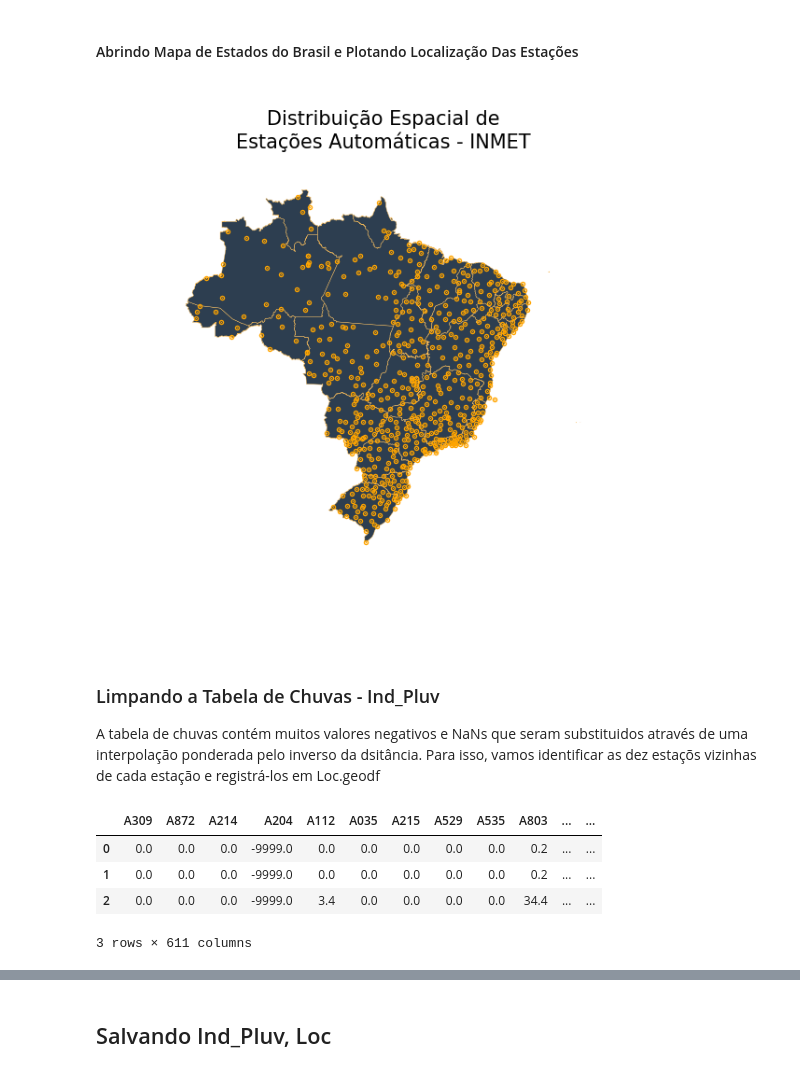
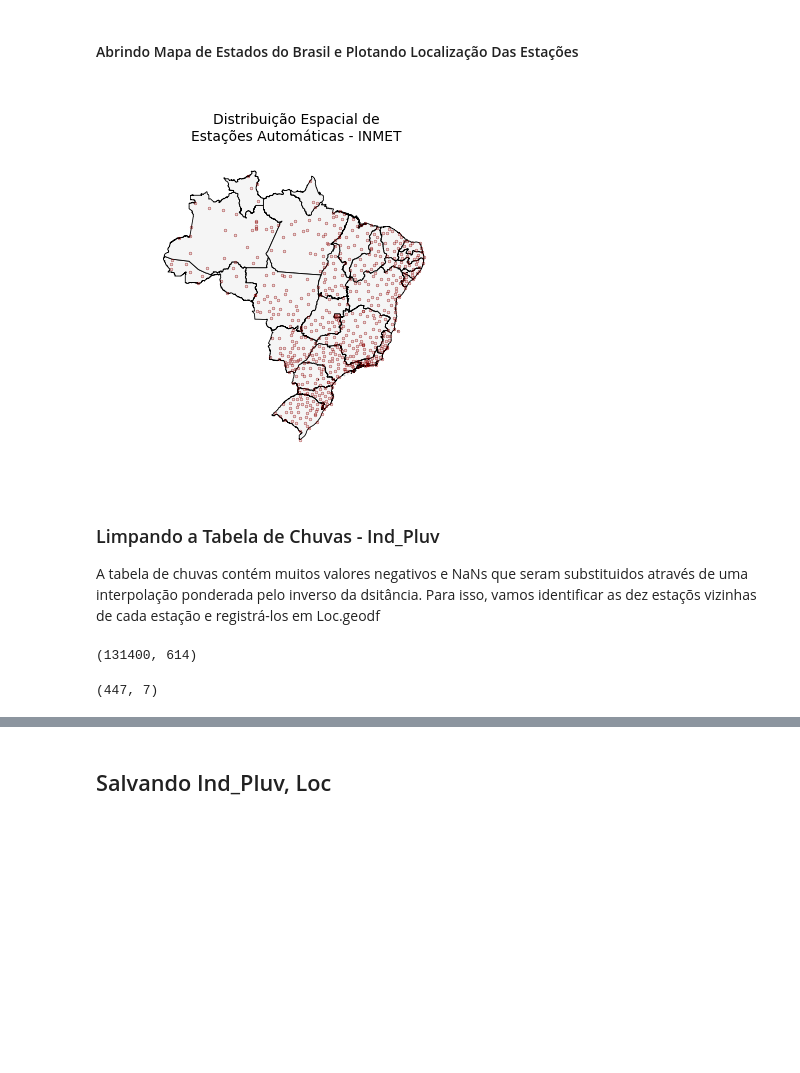
Before and after one commit to matos-pedro/POD_Chuvas_BR, a Jupyter notebook: POD_Parte-1.ipynb, the cells around one changed output, grey strips where cells are left out. Cells and saved outputs as stored; diff of their text form; code cells hidden in the pictures; blank space fills up the shorter version.

```diff
--- a/POD_Parte-1.ipynb
+++ b/POD_Parte-1.ipynb
@@ -13,18 +18,21 @@ As saídas do código abaixo serão
 - Ind_Pluv.dataframe, que condensará o índice pluviométrico por estação (coluna) para os dez anos (linha)
 - Loc.geodataframe, que conterá a localização das estações para que possamos, no futuro, correlacionar dado de chuva com posição e interpolar dados faltantes
 # %%
-Arq2 = os.listdir('./Data_2013_2022/')
+Arq2 = os.listdir('./Data_2008_2023/')
 Ind_Pluv = pd.DataFrame()
 
+
 code = [] ; lat = [] ; long = []; cidade = []; uf = []; altitude = []
+n_dados = []
 for folder in Arq2:
     try:
-        Arq = os.listdir('./Data_2013_2022/'+folder)
+        Arq = os.listdir('./Data_2008_2023/'+folder)
+        print(Arq)
         Aux = pd.DataFrame()
 
         code2 = []
         for file in Arq:
-            _ = pd.read_csv('./Data_2013_2022/'+folder+'/'+file,sep=';',encoding="ISO-8859-1",nrows=6)
+            _ = pd.read_csv('./Data_2008_2023/'+folder+'/'+file,sep=';',encoding="ISO-8859-1",nrows=6)
             cidade.append(_.iloc[1,1])
             uf.append(_.iloc[0,1])
             code.append(_.iloc[2,1])
@@ -35,9 +43,15 @@ for folder in Arq2:
             code2.append(_.iloc[2,1])
 
         for i,file in enumerate(Arq):
-            _ = pd.read_csv('./Data_2013_2022/'+folder+'/'+file,sep=';',encoding="ISO-8859-1",skiprows=8,decimal=',')
-            Aux[code2[i]] = _['PRECIPITAÇÃO TOTAL, HORÁRIO (mm)']
+            _ = pd.read_csv('./Data_2008_2023/'+folder+'/'+file,sep=';',encoding="ISO-8859-1",skiprows=8,decimal=',')
+            n_dados.append( len(_) )
+            if len(_) > 8700:
 
+                aux = _['PRECIPITAÇÃO TOTAL, HORÁRIO (mm)']
+                if len(_) == 8784:
+                    aux = aux.drop(  list(range(744, 768))  )
+
+                Aux[code2[i]] = aux
 
         Ind_Pluv = pd.concat([Ind_Pluv,Aux])
 
@@ -92,26 +125,43 @@ Loc.head(3)
 #### Abrindo Mapa de Estados do Brasil e Plotando Localização Das Estações
 # %%
 UF = gpd.read_file('./2022/BR_UF_2022/BR_UF_2022.shp')
+LocG = Loc.copy()
 # %%
 %matplotlib widget
-fig, ax = plt.subplots(figsize=(2, 2), dpi=300)
+fig, ax = plt.subplots(figsize=(2, 2), dpi=200)
 
-UF.plot(facecolor="#2D3E50", edgecolor="#FEBF57", ax=ax,lw=0.1)
-Loc.plot(ax=ax, color='orange',markersize=0.1)
+UF.plot(facecolor="whitesmoke", edgecolor="black", ax=ax,lw=0.3)
+LocG.plot(ax=ax, color='darkred',marker='o',markersize=0.02)
 
 ax.set_title("Distribuição Espacial de\nEstações Automáticas - INMET", fontsize=5)
 ax.axis("off")
-plt.savefig('Esp_Dist.png',dpi=300)
+ax.set_xlim( -74, -34)
+plt.tight_layout()
 # %% [output]
-[figure, old version]
+[figure, new version]
 # %% [markdown]
 ### Limpando a Tabela de Chuvas - Ind_Pluv
 A tabela de chuvas contém muitos valores negativos e NaNs que seram substituidos através de uma interpolação ponderada pelo inverso da dsitância. Para isso, vamos identificar as dez estaçõs vizinhas de cada estação e registrá-los em Loc.geodf
 # %%
 Ind_Pluv.head(3)
+Ind_Pluv.shape
 # %% [output]
-|  | A309 | A872 | A214 | A204 | A112 | A035 | A215 | A529 | A535 | A803 | ... | ... |
-| 0 | 0.0 | 0.0 | 0.0 | -9999.0 | 0.0 | 0.0 | 0.0 | 0.0 | 0.0 | 0.2 | ... | ... |
-| 1 | 0.0 | 0.0 | 0.0 | -9999.0 | 0.0 | 0.0 | 0.0 | 0.0 | 0.0 | 0.2 | ... | ... |
-| 2 | 0.0 | 0.0 | 0.0 | -9999.0 | 3.4 | 0.0 | 0.0 | 0.0 | 0.0 | 34.4 | ... | ... |
-3 rows × 611 columns
+(131400, 614)
+# %%
+#Removendo valores negativos. Assumo-os como NaN para futura interpolação dos NaNs
+Ind_Pluv[Ind_Pluv < 0 ] = np.NAN
+
+
+
+# Passo 1: Remover colunas de tabela1 que têm mais de 60.000 dados faltantes e armazenar os nomes das colunas removidas
+nans_por_coluna = Ind_Pluv.isna().sum()
+colunas_removidas = nans_por_coluna[nans_por_coluna > 60000].index.tolist()
+
+# Remover as colunas de Ind_Pluv
+Ind_Pluv = Ind_Pluv.drop(columns=colunas_removidas)
+
+# Passo 2: Remover as linhas em Loc correspondentes às colunas removidas
+Loc = Loc[~Loc['Código'].isin(colunas_removidas)]
+Loc.shape
+# %% [output]
+(447, 7)
```
Also changed, not shown: parts of 14 cells of this notebook, 27 other files.
